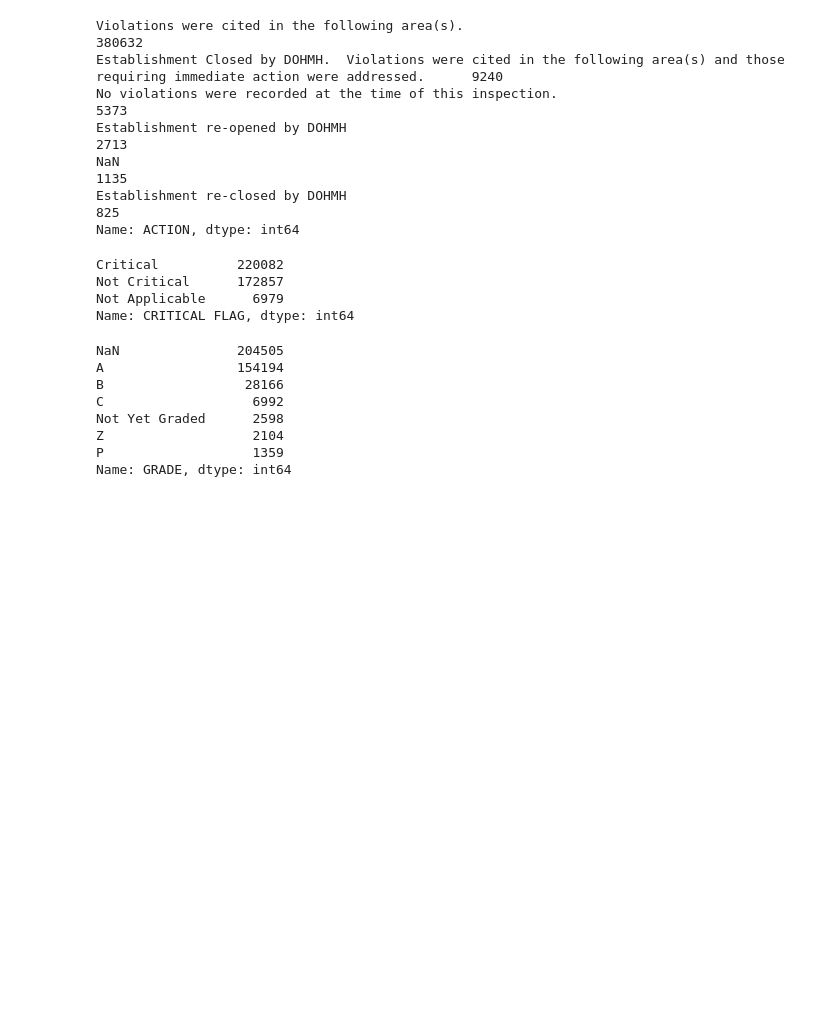
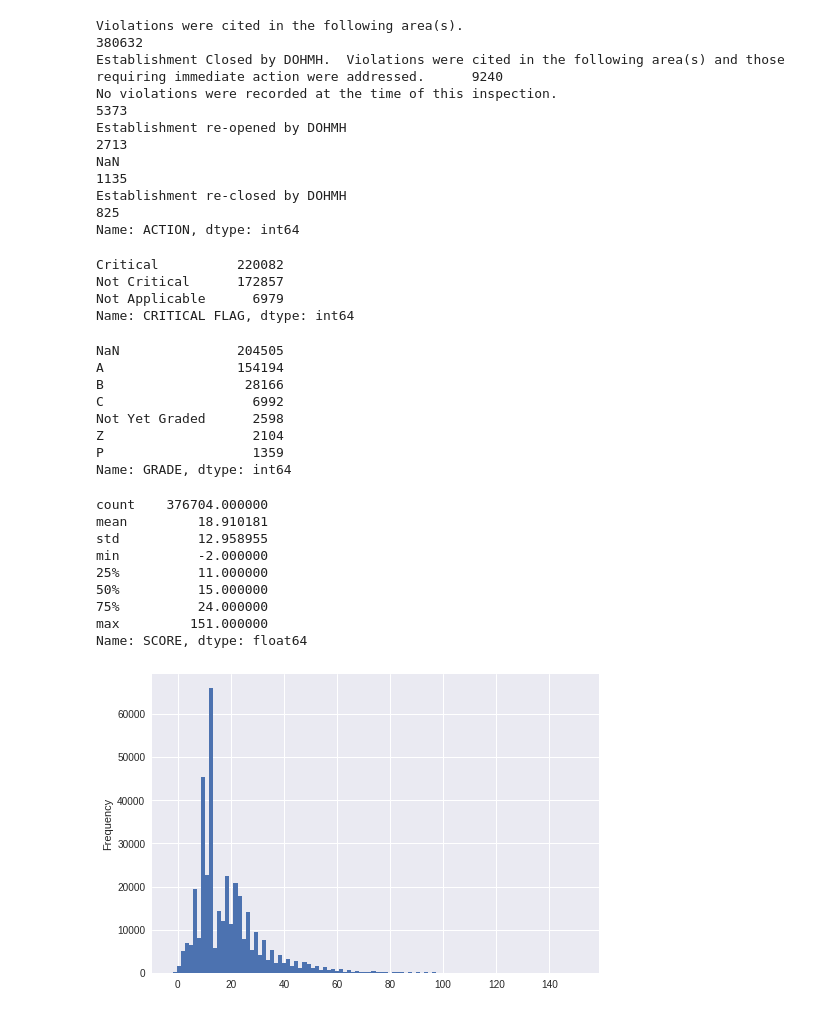
Before and after one commit to aunz/Insight-Data-Science-Challenge, a Jupyter notebook: NYC_Restaurant_Inspections.ipynb, the cells around one changed output. Cells and saved outputs as stored; diff of their text form; code cells hidden in the pictures; blank space fills up the shorter version.

```diff
--- a/NYC_Restaurant_Inspections.ipynb
+++ b/NYC_Restaurant_Inspections.ipynb
@@ -158,3 +159,18 @@ Not Yet Graded      2598
 Z                   2104
 P                   1359
 Name: GRADE, dtype: int64
+# %%
+tmp = data['SCORE']
+print(tmp.describe())
+tmp.plot.hist(100);
+# %% [output]
+count    376704.000000
+mean         18.910181
+std          12.958955
+min          -2.000000
+25%          11.000000
+50%          15.000000
+75%          24.000000
+max         151.000000
+Name: SCORE, dtype: float64
+[figure, added]
```
Also changed, not shown: parts of 10 cells of this notebook.
